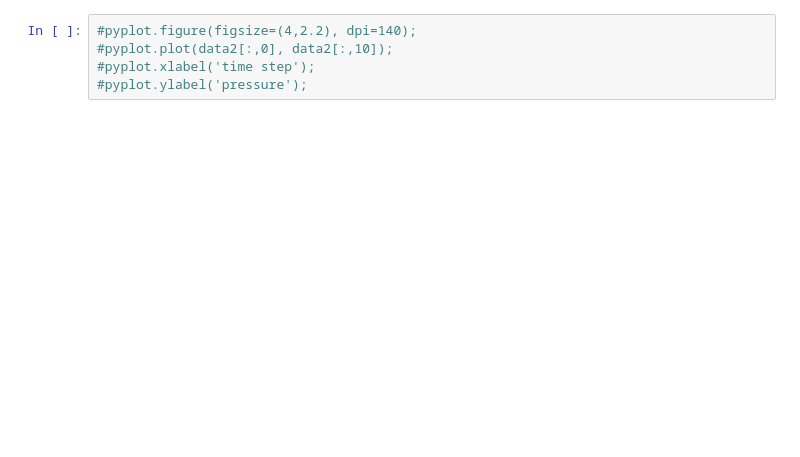
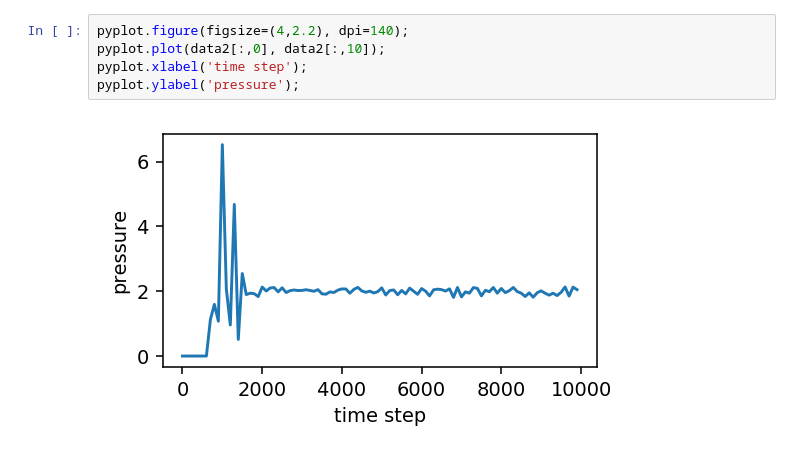
Before and after one commit to emmanuellfc/molecular_dynamics, a Jupyter notebook: Rigid Rods with NPT Integration.ipynb, the cells around one changed output. Saved outputs shown, nothing was run; the diff lists cells and outputs as text; blank space fills up the shorter version.

```diff
--- a/Rigid Rods with NPT Integration.ipynb
+++ b/Rigid Rods with NPT Integration.ipynb
@@ -310,6 +423,8 @@ log = hoomd.analyze.log(filename="log-output4.log",
 # %%
-#pyplot.figure(figsize=(4,2.2), dpi=140);
-#pyplot.plot(data2[:,0], data2[:,10]);
-#pyplot.xlabel('time step');
-#pyplot.ylabel('pressure');
+pyplot.figure(figsize=(4,2.2), dpi=140);
+pyplot.plot(data2[:,0], data2[:,10]);
+pyplot.xlabel('time step');
+pyplot.ylabel('pressure');
+# %% [output]
+[figure, added]
 # %%
```
Also changed, not shown: parts of 17 cells of this notebook.
